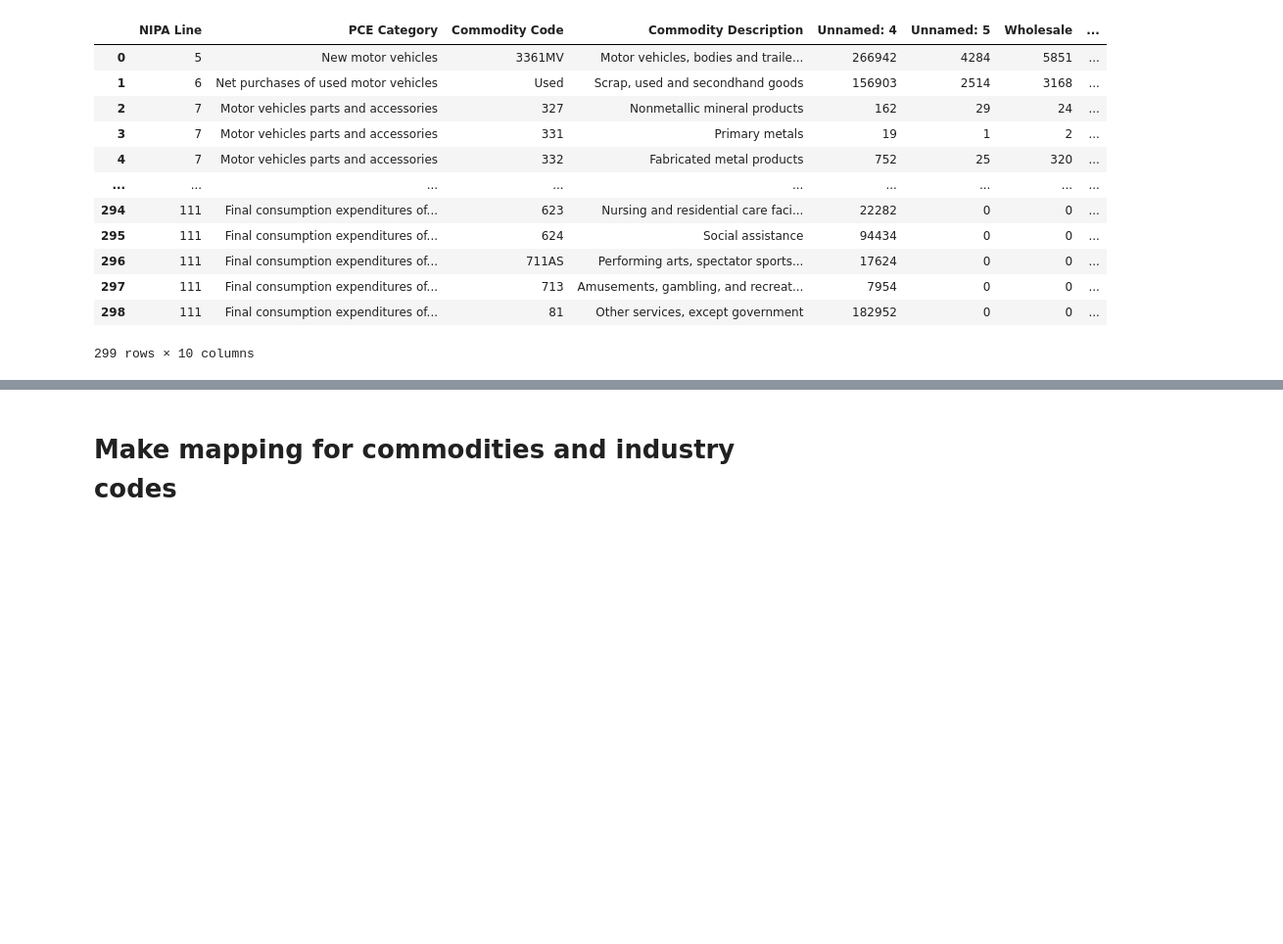
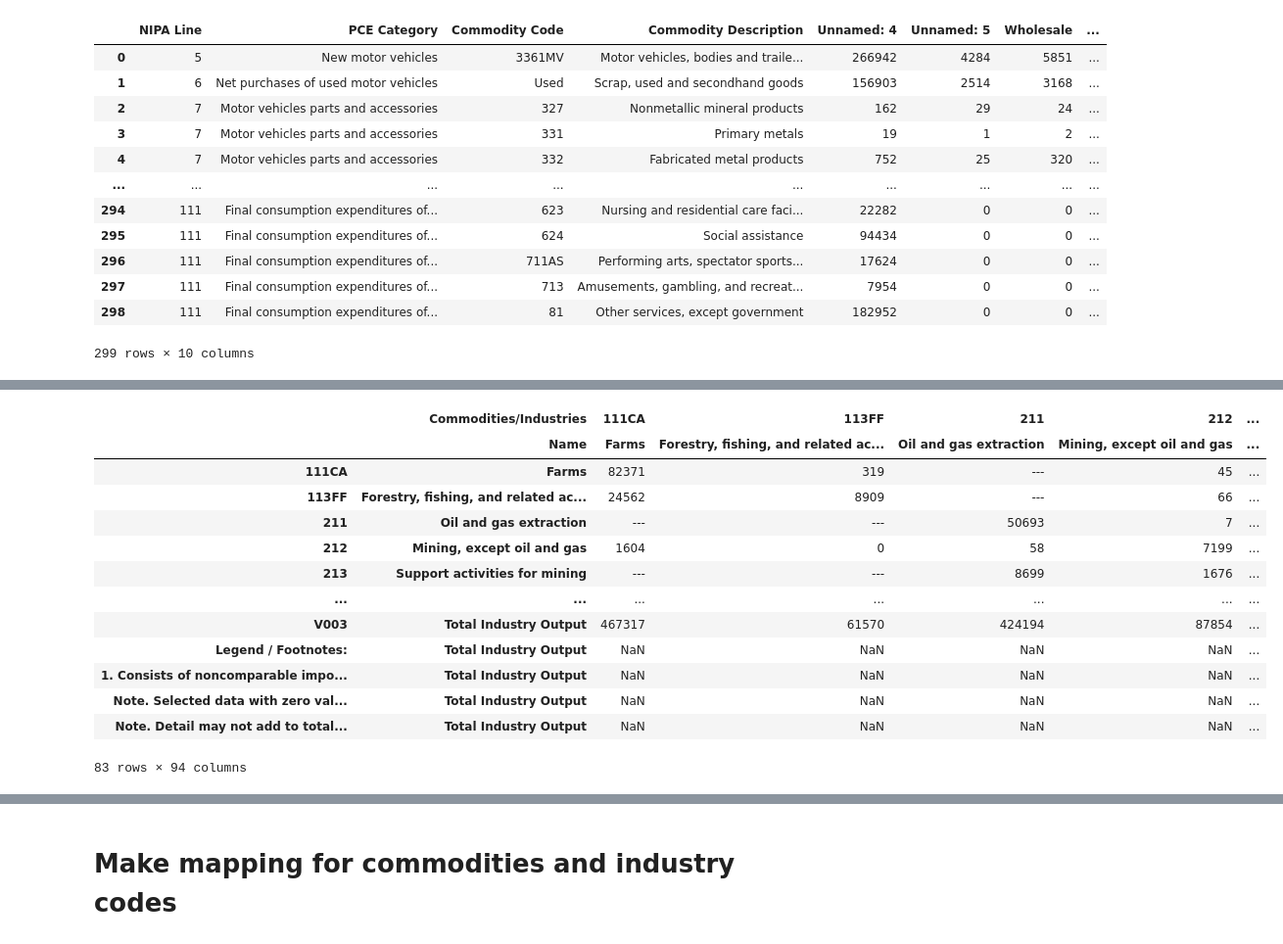
Before and after one commit to dnlwu/system-shocks, a Jupyter notebook: model_step.ipynb, the cells around one changed output, grey strips where cells are left out. Shown at 98% size. Drawn from its saved outputs; the diff is of its cells as text; code cells hidden in the pictures; blank space fills up the shorter version.

```diff
--- a/model_step.ipynb
+++ b/model_step.ipynb
@@ -261,0 +169,26 @@ test_pce
+# %%
+def read_use():
+    df = pd.read_excel(
+        io=data_config['file_path']+data_config['use_fname'],
+        header=[5,6],
+        index_col=[0,1]
+    )
+    return df
+# %%
+raw_use = read_use()
+raw_use
+# %% [output]
+|  | Commodities/Industries | 111CA | 113FF | 211 | 212 | ... |
+|  | Name | Farms | Forestry, fishing, and related ac... | Oil and gas extraction | Mining, except oil and gas | ... |
+| 111CA | Farms | 82371 | 319 | --- | 45 | ... |
+| 113FF | Forestry, fishing, and related ac... | 24562 | 8909 | --- | 66 | ... |
+| 211 | Oil and gas extraction | --- | --- | 50693 | 7 | ... |
+| 212 | Mining, except oil and gas | 1604 | 0 | 58 | 7199 | ... |
+| 213 | Support activities for mining | --- | --- | 8699 | 1676 | ... |
+| ... | ... | ... | ... | ... | ... | ... |
+| V003 | Total Industry Output | 467317 | 61570 | 424194 | 87854 | ... |
+| Legend / Footnotes: | Total Industry Output | NaN | NaN | NaN | NaN | ... |
+| 1. Consists of noncomparable impo... | Total Industry Output | NaN | NaN | NaN | NaN | ... |
+| Note. Selected data with zero val... | Total Industry Output | NaN | NaN | NaN | NaN | ... |
+| Note. Detail may not add to total... | Total Industry Output | NaN | NaN | NaN | NaN | ... |
+83 rows × 94 columns
```
Also changed, not shown: parts of 59 cells of this notebook, 3 other files.
